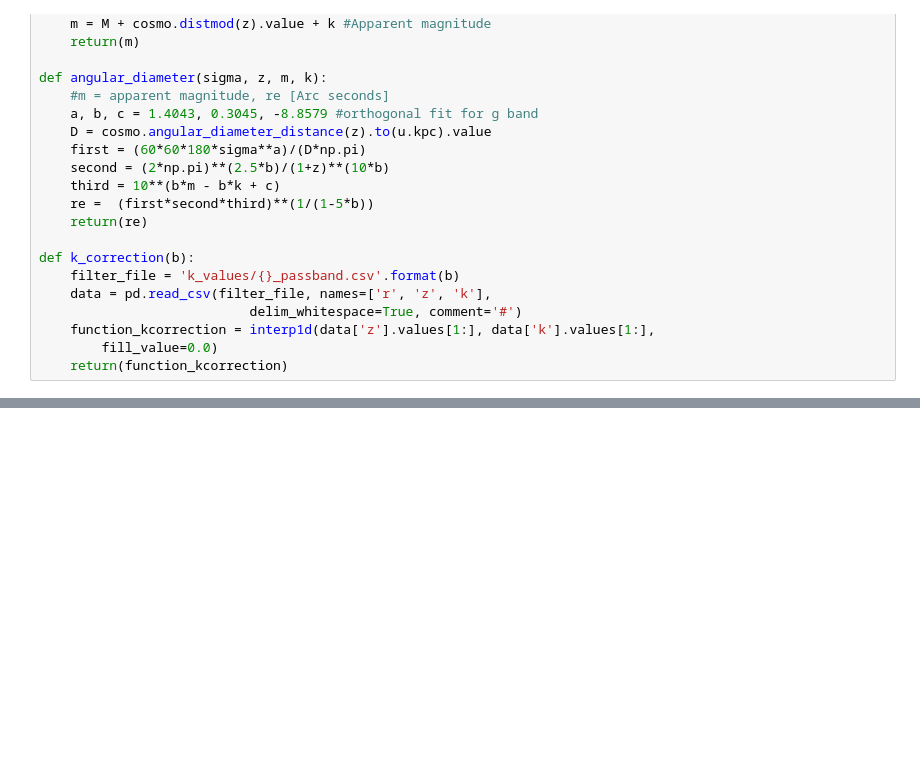
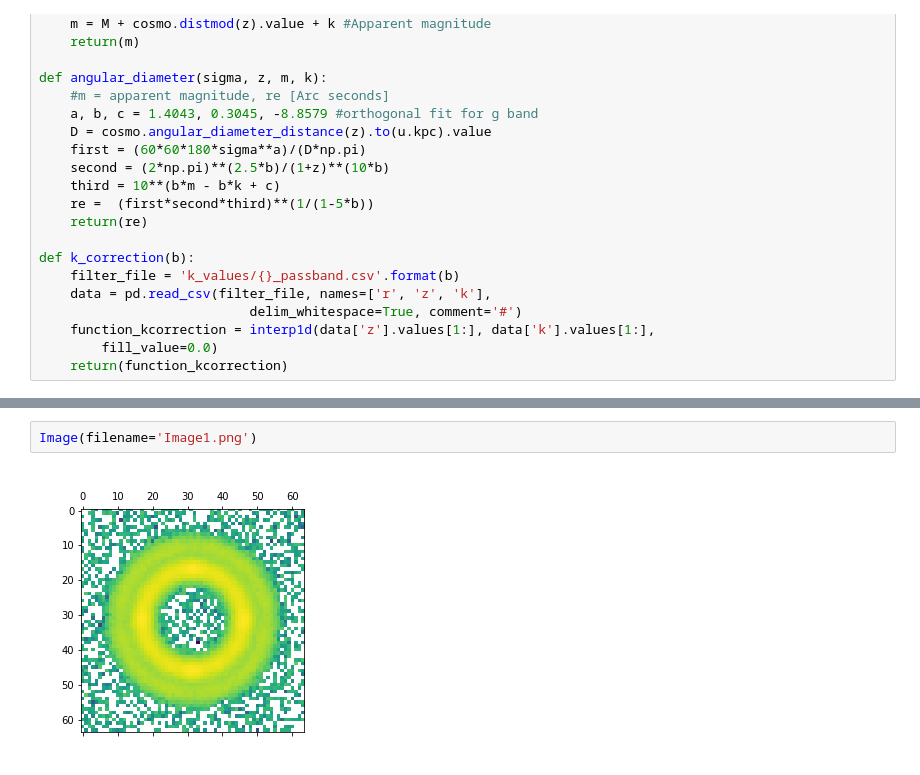
Before and after one commit to JimenaGonzalez/Simulations-Double-Source-Gravitational-Lensing, a Jupyter notebook: Example - DSPL only sources.ipynb, the cells around one changed output, grey strips where cells are left out. Saved outputs shown, nothing was run; the diff lists cells and outputs as text; blank space fills up the shorter version.

```diff
--- a/Example - DSPL only sources.ipynb
+++ b/Example - DSPL only sources.ipynb
@@ -121,0 +146,4 @@ funcion(z_lens, z_source1, z_source2, dispersion, center_lens, center_source1, c
+# %%
+Image(filename='Image1.png')
+# %% [output]
+[figure, added]
```
Also changed, not shown: parts of 6 cells of this notebook.
